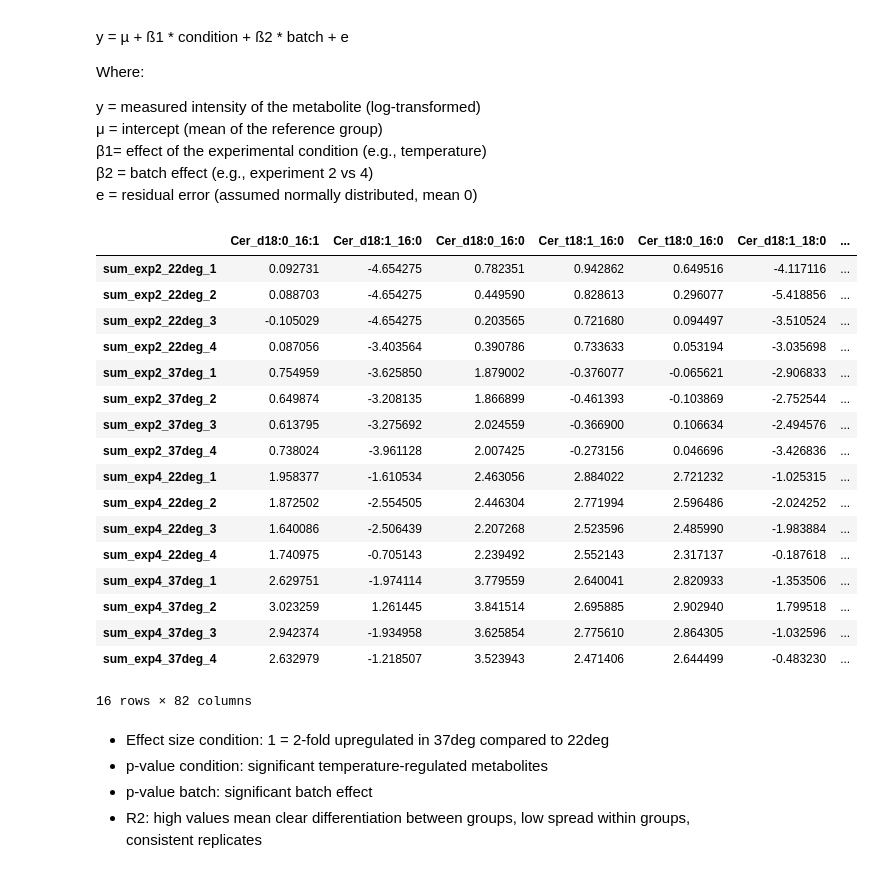
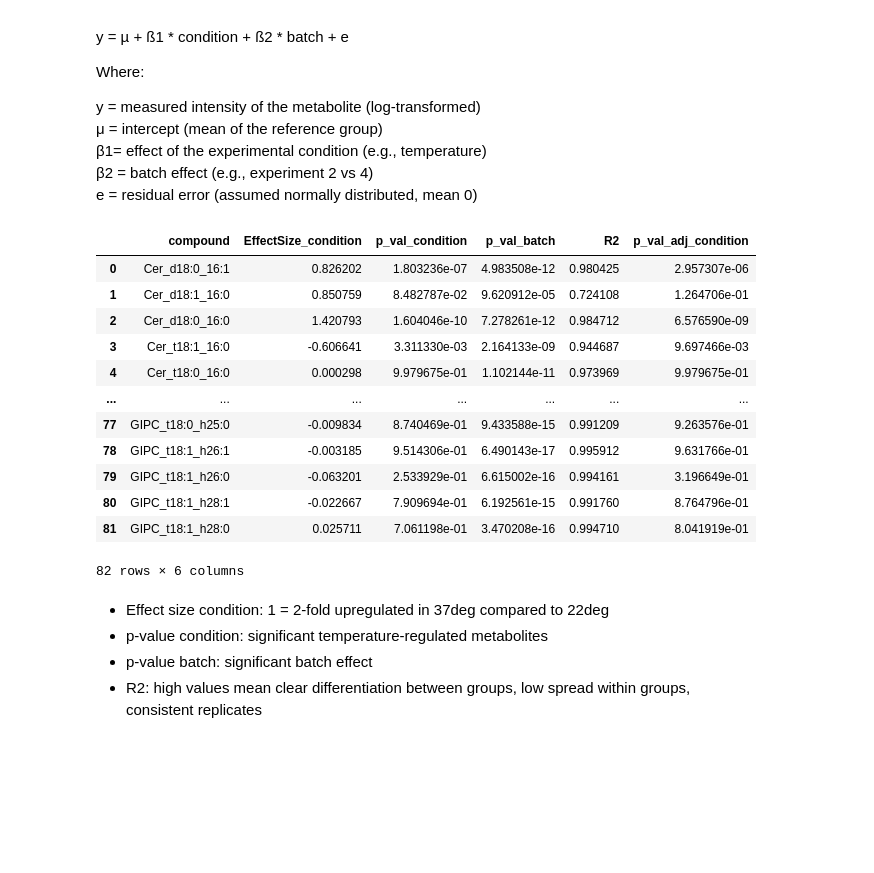
Before and after one commit to janniswi00/sphingo_modelling, a Jupyter notebook: code/analysis.ipynb, the cells around one changed output. Saved outputs shown, nothing was run; the diff lists cells and outputs as text; code cells hidden in the pictures; blank space fills up the shorter version.

```diff
--- a/code/analysis.ipynb
+++ b/code/analysis.ipynb
@@ -406,25 +409,19 @@ y = measured intensity of the metabolite (log-transformed)
 e = residual error (assumed normally distributed, mean 0)
 # %%
 batch_df = preprocessing(pd.read_csv("../data/formated/wt_24h.csv"), replace_zero="half_min_loc", relative_values=False)
-batch_df_t = batch_df.filter(regex="sum").T
-batch_df_t.columns = batch_df["compound"].values
-batch_df_t
+results_df = batch_correction(batch_df)
+results_df
 # %% [output]
-|  | Cer_d18:0_16:1 | Cer_d18:1_16:0 | Cer_d18:0_16:0 | Cer_t18:1_16:0 | Cer_t18:0_16:0 | Cer_d18:1_18:0 | ... |
-| sum_exp2_22deg_1 | 0.092731 | -4.654275 | 0.782351 | 0.942862 | 0.649516 | -4.117116 | ... |
-| sum_exp2_22deg_2 | 0.088703 | -4.654275 | 0.449590 | 0.828613 | 0.296077 | -5.418856 | ... |
-| sum_exp2_22deg_3 | -0.105029 | -4.654275 | 0.203565 | 0.721680 | 0.094497 | -3.510524 | ... |
-| sum_exp2_22deg_4 | 0.087056 | -3.403564 | 0.390786 | 0.733633 | 0.053194 | -3.035698 | ... |
-| sum_exp2_37deg_1 | 0.754959 | -3.625850 | 1.879002 | -0.376077 | -0.065621 | -2.906833 | ... |
-| sum_exp2_37deg_2 | 0.649874 | -3.208135 | 1.866899 | -0.461393 | -0.103869 | -2.752544 | ... |
-| sum_exp2_37deg_3 | 0.613795 | -3.275692 | 2.024559 | -0.366900 | 0.106634 | -2.494576 | ... |
-| sum_exp2_37deg_4 | 0.738024 | -3.961128 | 2.007425 | -0.273156 | 0.046696 | -3.426836 | ... |
-| sum_exp4_22deg_1 | 1.958377 | -1.610534 | 2.463056 | 2.884022 | 2.721232 | -1.025315 | ... |
-| sum_exp4_22deg_2 | 1.872502 | -2.554505 | 2.446304 | 2.771994 | 2.596486 | -2.024252 | ... |
-| sum_exp4_22deg_3 | 1.640086 | -2.506439 | 2.207268 | 2.523596 | 2.485990 | -1.983884 | ... |
-| sum_exp4_22deg_4 | 1.740975 | -0.705143 | 2.239492 | 2.552143 | 2.317137 | -0.187618 | ... |
-| sum_exp4_37deg_1 | 2.629751 | -1.974114 | 3.779559 | 2.640041 | 2.820933 | -1.353506 | ... |
-| sum_exp4_37deg_2 | 3.023259 | 1.261445 | 3.841514 | 2.695885 | 2.902940 | 1.799518 | ... |
-| sum_exp4_37deg_3 | 2.942374 | -1.934958 | 3.625854 | 2.775610 | 2.864305 | -1.032596 | ... |
-| sum_exp4_37deg_4 | 2.632979 | -1.218507 | 3.523943 | 2.471406 | 2.644499 | -0.483230 | ... |
+|  | compound | EffectSize_condition | p_val_condition | p_val_batch | R2 | p_val_adj_condition |
+| 0 | Cer_d18:0_16:1 | 0.826202 | 1.803236e-07 | 4.983508e-12 | 0.980425 | 2.957307e-06 |
+| 1 | Cer_d18:1_16:0 | 0.850759 | 8.482787e-02 | 9.620912e-05 | 0.724108 | 1.264706e-01 |
+| 2 | Cer_d18:0_16:0 | 1.420793 | 1.604046e-10 | 7.278261e-12 | 0.984712 | 6.576590e-09 |
+| 3 | Cer_t18:1_16:0 | -0.606641 | 3.311330e-03 | 2.164133e-09 | 0.944687 | 9.697466e-03 |
+| 4 | Cer_t18:0_16:0 | 0.000298 | 9.979675e-01 | 1.102144e-11 | 0.973969 | 9.979675e-01 |
+| ... | ... | ... | ... | ... | ... | ... |
+| 77 | GIPC_t18:0_h25:0 | -0.009834 | 8.740469e-01 | 9.433588e-15 | 0.991209 | 9.263576e-01 |
+| 78 | GIPC_t18:1_h26:1 | -0.003185 | 9.514306e-01 | 6.490143e-17 | 0.995912 | 9.631766e-01 |
+| 79 | GIPC_t18:1_h26:0 | -0.063201 | 2.533929e-01 | 6.615002e-16 | 0.994161 | 3.196649e-01 |
+| 80 | GIPC_t18:1_h28:1 | -0.022667 | 7.909694e-01 | 6.192561e-15 | 0.991760 | 8.764796e-01 |
+| 81 | GIPC_t18:1_h28:0 | 0.025711 | 7.061198e-01 | 3.470208e-16 | 0.994710 | 8.041919e-01 |
-16 rows × 82 columns
+82 rows × 6 columns
```
Also changed, not shown: parts of 26 cells of this notebook.
